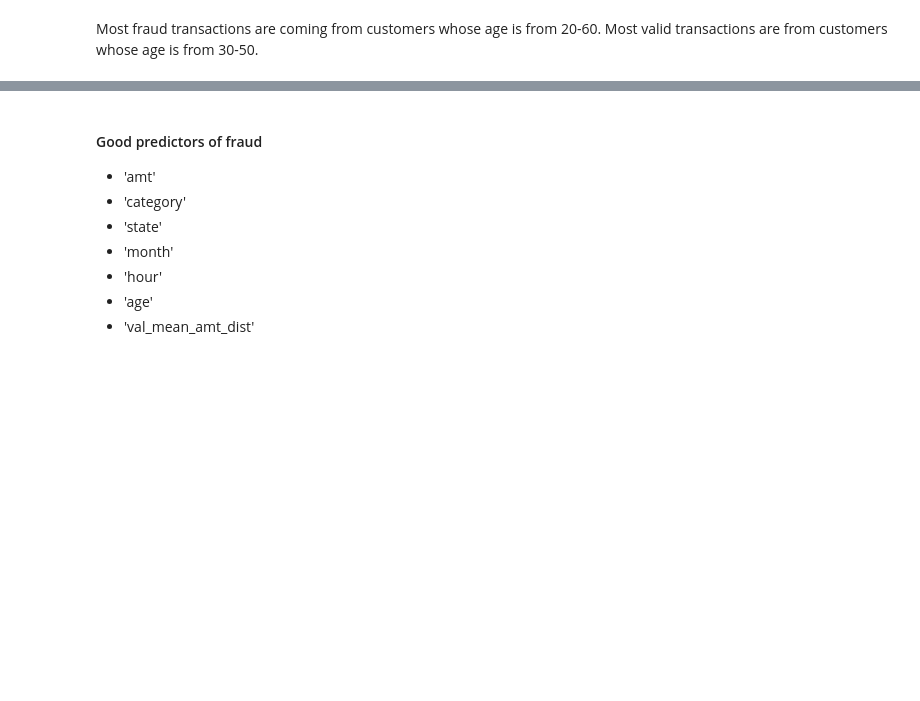
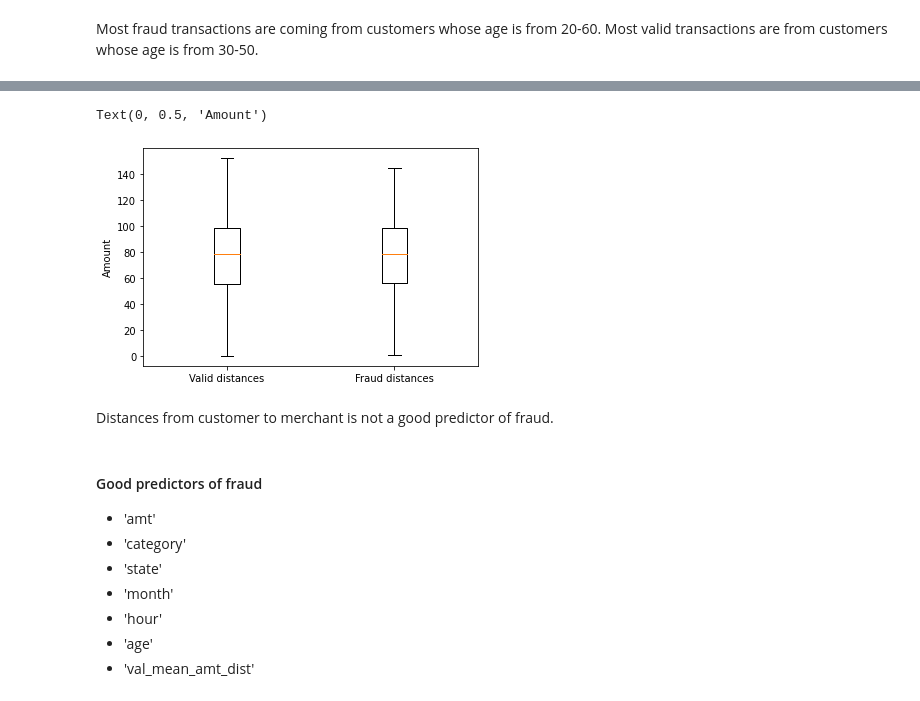
Before and after one commit to cchung106/Capstone-Two, a Jupyter notebook: Notebooks/02_EDA.ipynb, the cells around one changed output, grey strips where cells are left out. Cells and saved outputs as stored; diff of their text form; code cells hidden in the pictures; blank space fills up the shorter version.

```diff
--- a/Notebooks/02_EDA.ipynb
+++ b/Notebooks/02_EDA.ipynb
@@ -1043,3 +1144,14 @@ Most fraud transactions are coming from customers whose age is from 20-60. Most
+# %%
+#check boxplots
+
+plt.boxplot([cc_data_valid['distance2'], cc_data_fraud['distance2']])
+plt.xticks([1, 2], ['Valid distances', 'Fraud distances'])
+plt.ylabel('Amount')
+# %% [output]
+Text(0, 0.5, 'Amount')
+[figure, added]
+# %% [markdown]
+Distances from customer to merchant is not a good predictor of fraud.
 # %% [markdown]
 #### Good predictors of fraud
 - 'amt'
```
Also changed, not shown: parts of 27 cells of this notebook.
